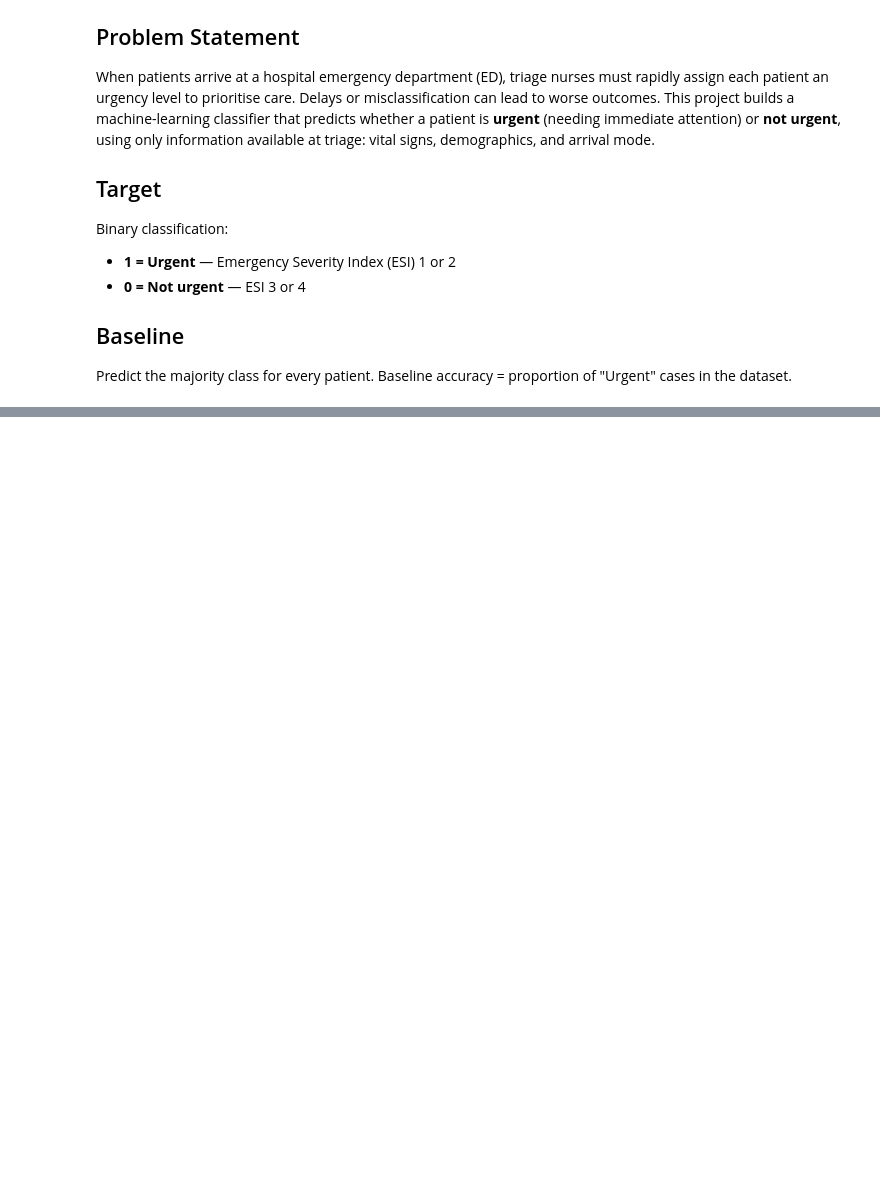
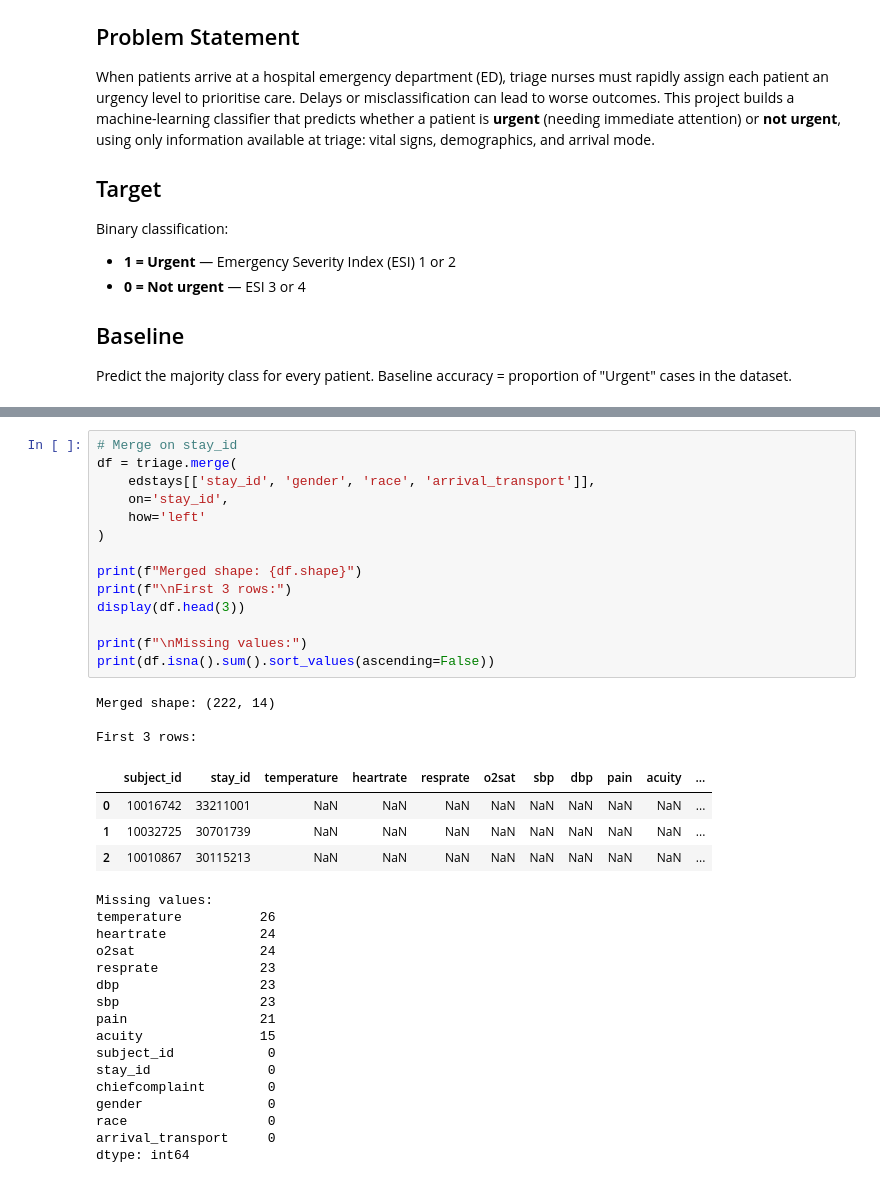
Before and after one commit to mugishaalex24682-cloud/bcs3101-capstone, a Jupyter notebook: notebooks/capstone_urgency_classifier.ipynb, the cells around one changed output, grey strips where cells are left out. Cells and saved outputs as stored; diff of their text form; blank space fills up the shorter version.

```diff
--- a/notebooks/capstone_urgency_classifier.ipynb
+++ b/notebooks/capstone_urgency_classifier.ipynb
@@ -50,0 +96,38 @@ of "Urgent" cases in the dataset.
+# %%
+# Merge on stay_id
+df = triage.merge(
+    edstays[['stay_id', 'gender', 'race', 'arrival_transport']],
+    on='stay_id',
+    how='left'
+)
+
+print(f"Merged shape: {df.shape}")
+print(f"\nFirst 3 rows:")
+display(df.head(3))
+
+print(f"\nMissing values:")
+print(df.isna().sum().sort_values(ascending=False))
+# %% [output]
+Merged shape: (222, 14)
+
+First 3 rows:
+|  | subject_id | stay_id | temperature | heartrate | resprate | o2sat | sbp | dbp | pain | acuity | ... |
+| 0 | 10016742 | 33211001 | NaN | NaN | NaN | NaN | NaN | NaN | NaN | NaN | ... |
+| 1 | 10032725 | 30701739 | NaN | NaN | NaN | NaN | NaN | NaN | NaN | NaN | ... |
+| 2 | 10010867 | 30115213 | NaN | NaN | NaN | NaN | NaN | NaN | NaN | NaN | ... |
+Missing values:
+temperature          26
+heartrate            24
+o2sat                24
+resprate             23
+dbp                  23
+sbp                  23
+pain                 21
+acuity               15
+subject_id            0
+stay_id               0
+chiefcomplaint        0
+gender                0
+race                  0
+arrival_transport     0
+dtype: int64
```
Also changed, not shown: parts of 6 cells of this notebook.
